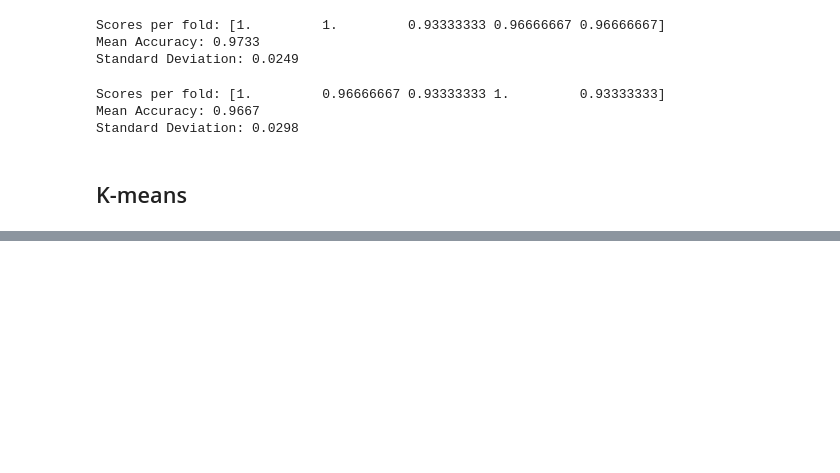
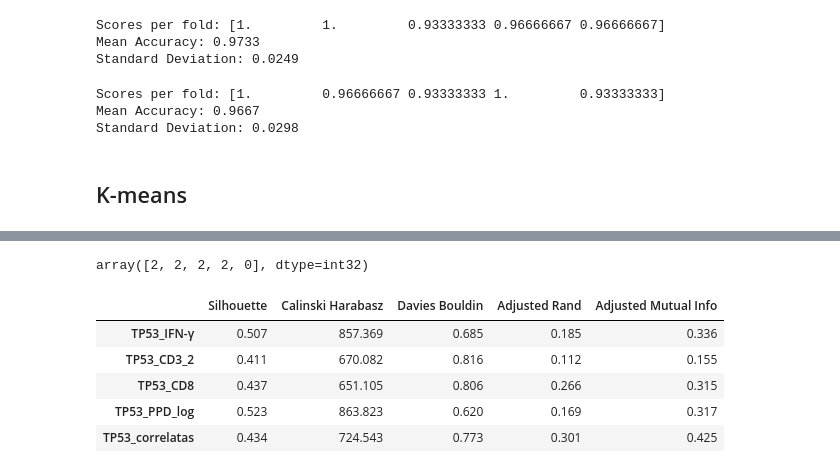
Before and after one commit to Laboratorio-de-Analise-de-Dados/disciplina_python_ml, a Jupyter notebook: dev/script/aulas_teoricas/07-aula-09-01-treinamento_cluster_2025-02-17.ipynb, the cells around one changed output, grey strips where cells are left out. Drawn from its saved outputs; the diff is of its cells as text; code cells hidden in the pictures; blank space fills up the shorter version.

```diff
--- a/dev/script/aulas_teoricas/07-aula-09-01-treinamento_cluster_2025-02-17.ipynb
+++ b/dev/script/aulas_teoricas/07-aula-09-01-treinamento_cluster_2025-02-17.ipynb
@@ -566,3 +592,31 @@ def __silhouette_scorer_func(estimator, X):
+# %%
+def __grafico_box(cluster_labels: np.array, c1: str, c2: str) -> None:
+    fig, ax = plt.subplots(1, 2, figsize=(13, 5))
+    plt.suptitle('Diferença das classes clusterizadas')
+    g = sns.boxplot(
+        x=cluster_labels,
+        y=c1,
+        data=df,
+        ax=ax[0]
+    )
+    g.set(
+        title = f' {c1} para Clusters',
+        # xlabel = cluster_labels,
+        ylabel = c1,
+    )
+    g = sns.boxplot(
+        x=cluster_labels,
+        y=c2,
+        data=df,
+        ax=ax[1]
+    )
+    g.set(
+        title = f' {c2} para Clusters',
+        # xlabel = cluster_labels,
+        ylabel=c2,
+    )
+
+    return None
 # %%
 
 def cross_val_silhouette(
@@ -764,0 +743,33 @@ cross_val_silhouette(
+# %%
+cross_val_silhouette(
+    c1=df.columns[0],
+    c2=df.columns[1],
+    df=df,
+    n_splits=5,
+    print_metricas=False
+)[0][:5]
+# %% [output]
+array([2, 2, 2, 2, 0], dtype=int32)
+# %%
+data = {}
+for i in df.columns[:-2]:
+    for j in df.columns[:-2]:
+        if i != j:
+            _, metricas = cross_val_silhouette(
+                                                    c1=i,
+                                                    c2=j,
+                                                    df=df,
+                                                    n_splits=5,
+                                                    print_metricas=False
+                                                )
+            data[i+'_'+j] = metricas
+df_metricas = pd.DataFrame(data).T
+df_metricas.rename(columns={0:'Silhouette', 1:'Calinski Harabasz', 2:'Davies Bouldin', 3:'Adjusted Rand', 4:'Adjusted Mutual Info'}, inplace=True)
+df_metricas.head()
+# %% [output]
+|  | Silhouette | Calinski Harabasz | Davies Bouldin | Adjusted Rand | Adjusted Mutual Info |
+| TP53_IFN-γ | 0.507 | 857.369 | 0.685 | 0.185 | 0.336 |
+| TP53_CD3_2 | 0.411 | 670.082 | 0.816 | 0.112 | 0.155 |
+| TP53_CD8 | 0.437 | 651.105 | 0.806 | 0.266 | 0.315 |
+| TP53_PPD_log | 0.523 | 863.823 | 0.620 | 0.169 | 0.317 |
+| TP53_correlatas | 0.434 | 724.543 | 0.773 | 0.301 | 0.425 |
```
Also changed, not shown: parts of 19 cells of this notebook, 4 other files.
